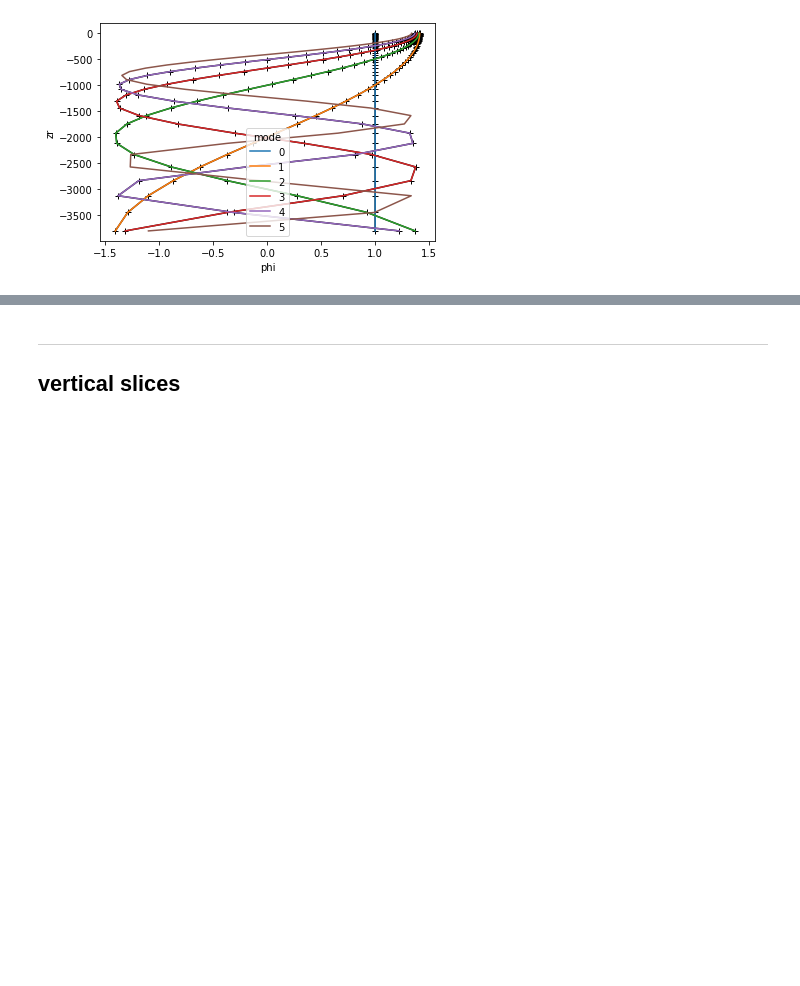
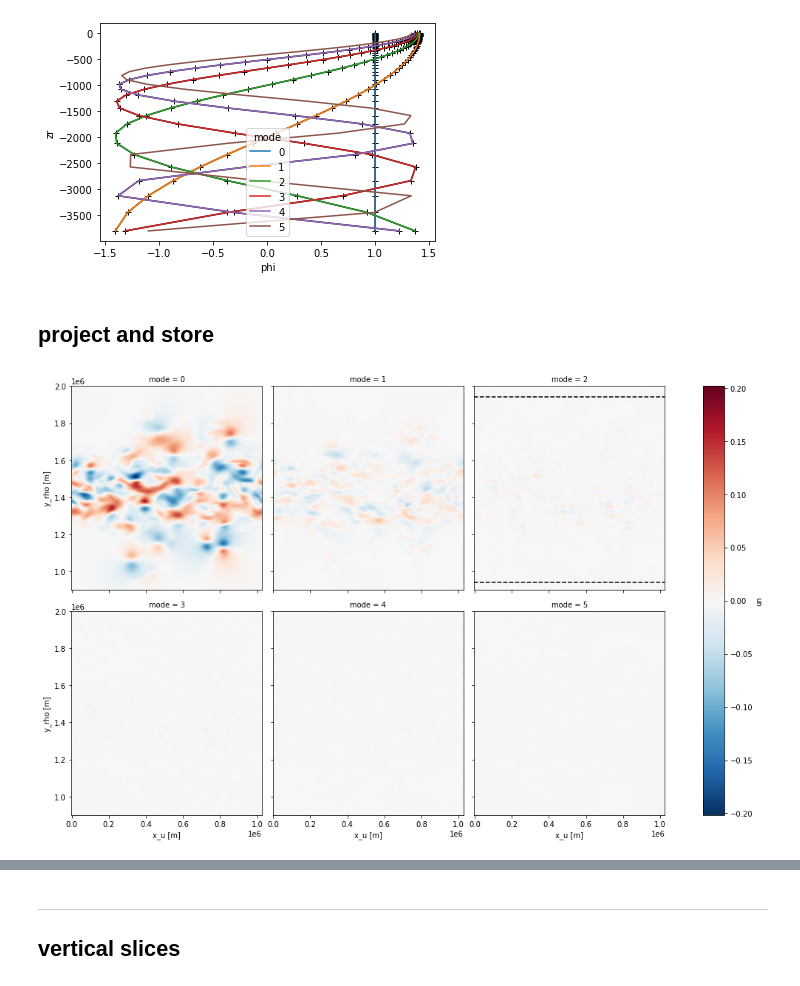
Before and after one commit to slgentil/croco, a Jupyter notebook: tutorials/dev/fsturb.ipynb, the cells around one changed output, grey strips where cells are left out. Drawn from its saved outputs; the diff is of its cells as text; code cells hidden in the pictures; blank space fills up the shorter version.

Commit message:
add modal projections storage and loading for fsturb

```diff
--- a/tutorials/dev/fsturb.ipynb
+++ b/tutorials/dev/fsturb.ipynb
@@ -288,3 +290,5 @@ vmodes['phi'].plot.line(y="zr", hue='mode')
  <matplotlib.lines.Line2D at 0x...>,
  <matplotlib.lines.Line2D at 0x...>]
 [figure]
+# %% [markdown]
+## project and store
@@ -290,0 +299,33 @@ vmodes['phi'].plot.line(y="zr", hue='mode')
+# %%
+store = False
+vmodes_name='vmodes'
+
+if store:
+    z_u = (r.get_z(zeta=r['his'].ssh_t_dirac, h=r['grid'].h, hgrid="u")
+           .chunk({'x_u': 100, 'y_rho': 100}))
+    z_v = (r.get_z(zeta=r['his'].ssh_t_dirac, h=r['grid'].h, hgrid="v")
+           .chunk({'x_rho': 100, 'y_v': 100}))
+    #
+    u = r['his'].u_t_dirac.chunk({'x_u': 100, 'y_rho': 100})
+    v = r['his'].v_t_dirac.chunk({'x_rho': 100, 'y_v': 100})
+    #
+    un = vmodes.project(u, "p", z=z_u).rename('un')
+    vn = vmodes.project(v, "p", z=z_v).rename('vn')
+    #
+    ds = xr.merge([un, vn])
+    r.store_vmodes(vmodes_name, vmodes, projections=ds)
+# %%
+# load from file
+vmodes, ds = r.load_vmodes(vmodes_name, persist=True)
+# %%
+#ds['un'].isel(time=10).plot(col='mode', col_wrap=3)
+hdl = (ds['un']
+       .isel(time=10)
+       .plot(x='x_u', y='y_rho', col='mode', col_wrap=3,
+             subplot_kws={'aspect':'equal'},
+             aspect=.5, figsize=(15,9),
+             ylim=(900*1e3, 2000*1e3))
+      )
+plot_Fy(pout, ax=hdl.axes[0,-1])
+# %% [output]
+[figure, added]
```
Also changed, not shown: parts of 5 cells of this notebook, 1 other file.
